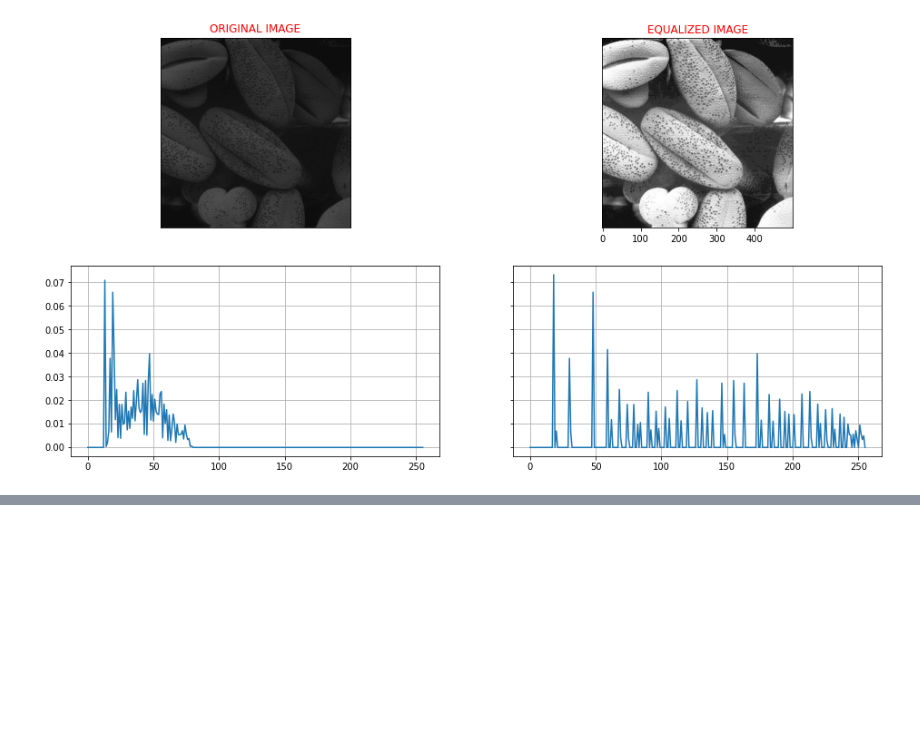
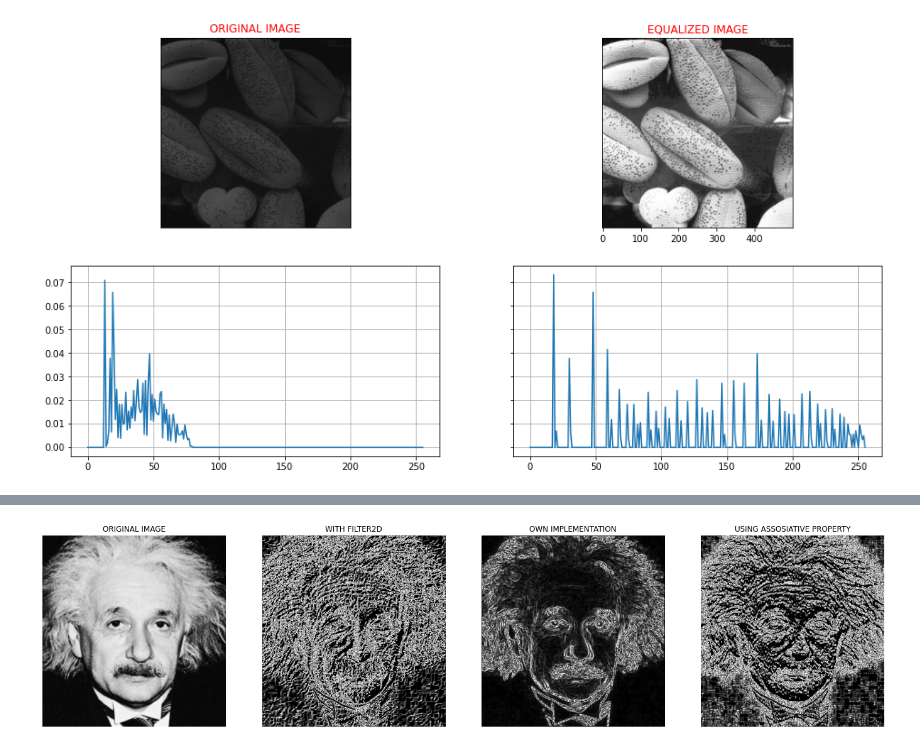
Before and after one commit to sanjith1999/EN2550-Assignments, a Jupyter notebook: Spatial Filtering/main.ipynb, the cells around one changed output, grey strips where cells are left out. Drawn from its saved outputs; the diff is of its cells as text; code cells hidden in the pictures; blank space fills up the shorter version.

```diff
--- a/Spatial Filtering/main.ipynb
+++ b/Spatial Filtering/main.ipynb
@@ -247,0 +286,45 @@ plt.show()
+# %%
+#q6
+f6=cv.imread(r'images/einstein.png',cv.IMREAD_GRAYSCALE)
+assert f6 is not None
+
+kernel_v=np.array([(-1,-2,-1),(0,0,0),(1,2,1)],np.float32)
+kernel_h=np.array([(-1,0,1),(-2,0,2),(-1,0,1)],np.float32)
+
+f6_x=cv.filter2D(f6,-1,kernel_v)
+f6_y=cv.filter2D(f6,-1,kernel_h)
+f6_sobel=np.sqrt(f6_x**2+f6_y**2).astype(np.uint8)
+
+#WITH OWN IMPLEMENTATION
+f6_xo=filter(f6,kernel_v)
+f6_yo=filter(f6,kernel_h)
+f6_sobel_o=np.sqrt(f6_xo**2+f6_yo**2).astype(np.uint8)
+
+#USING THE ASSOSIATIVE PROPERTY
+kernel_v1 = np.array([-1, 0, 1], dtype = np.float32)
+kernel_v2 = np.array([[1], [2], [1]], dtype = np.float32)
+kernel_h1 = np.array([1, 2, 1], dtype = np.float32)
+kernel_h2 = np.array([[-1], [0], [1]], dtype = np.float32)
+
+f6_x_=cv.filter2D(f6,-1,kernel_v1)
+f6_x_=cv.filter2D(f6_x_,-1,kernel_v2)
+
+f6_y_=cv.filter2D(f6,-1,kernel_h1)
+f6_y_=cv.filter2D(f6_y_,-1,kernel_h2)
+
+
+f6_sobel_asso=np.sqrt(f6_x_**2+f6_y_**2).astype(np.uint8)
+# %%
+fig, ax=plt.subplots(1,4,figsize=(24,6))
+ax[0].imshow(f6,cmap='gray')
+ax[0].set_title("ORIGINAL IMAGE")
+ax[1].imshow(f6_sobel,cmap='gray')
+ax[1].set_title("WITH FILTER2D")
+ax[2].imshow(f6_sobel_o,cmap='gray')
+ax[2].set_title("OWN IMPLEMENTATION")
+ax[3].imshow(f6_sobel_asso,cmap='gray')
+ax[3].set_title("USING ASSOSIATIVE PROPERTY")
+for i in range(4):
+    ax[i].axis("off")
+# %% [output]
+[figure, added]
```
Also changed, not shown: parts of 5 cells of this notebook.
